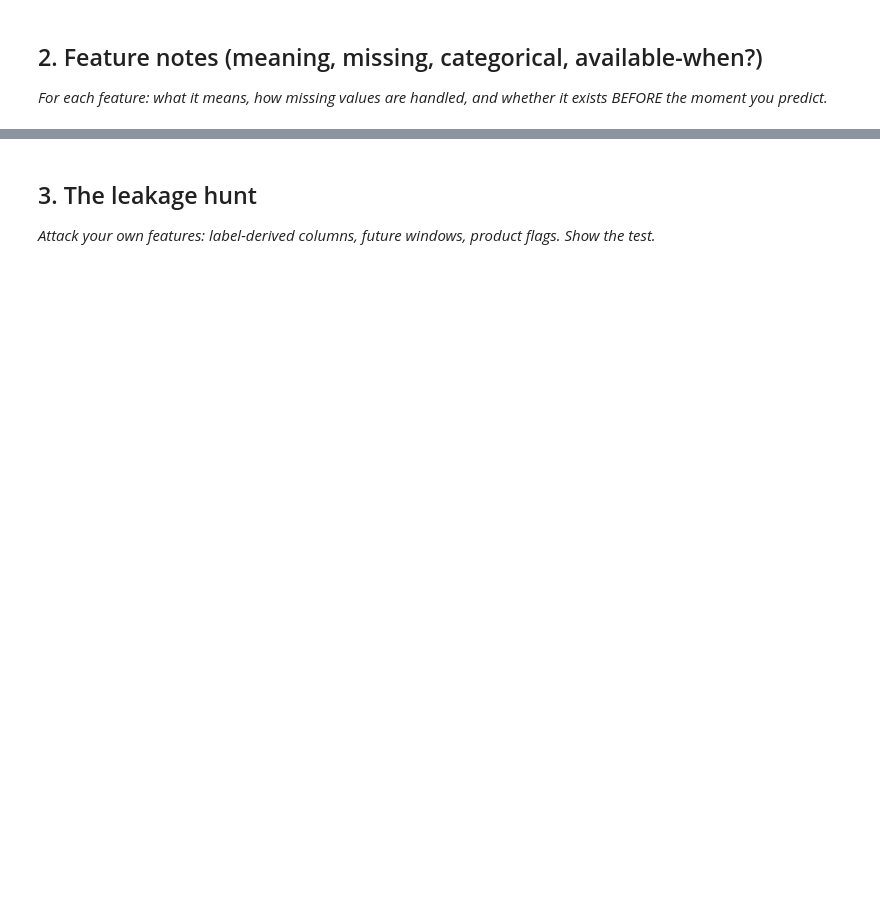
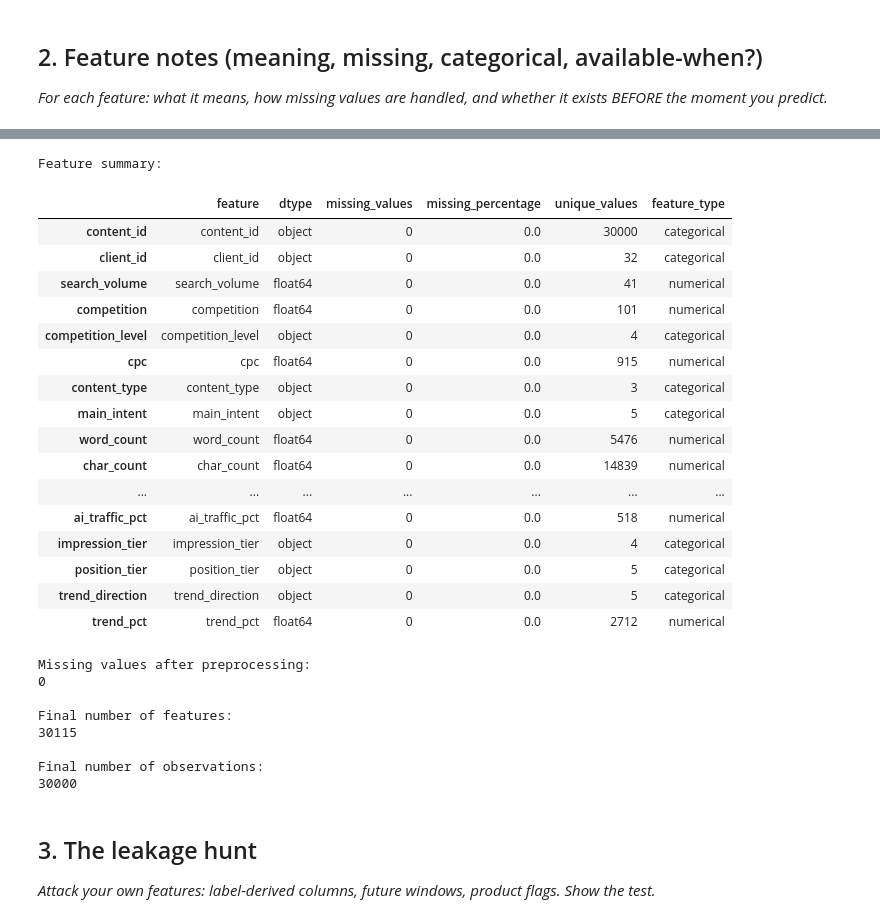
Before and after one commit to MoharanaSudhanshu/flyrank-ml-internship, a Jupyter notebook: work/notebooks/w03_feature_leakage_check.ipynb, the cells around one changed output, grey strips where cells are left out. Cells and saved outputs as stored; diff of their text form; code cells hidden in the pictures; blank space fills up the shorter version.

```diff
--- a/work/notebooks/w03_feature_leakage_check.ipynb
+++ b/work/notebooks/w03_feature_leakage_check.ipynb
@@ -23,3 +185,79 @@ This skeleton is yours to fill. Work the sections **in order** — each one has
+# %%
+# This cell is for CODE (numbers, a query, a check).
+# Write your text answer in the cell ABOVE this one — typing sentences here breaks Run All.
+# ============================================================
+# FEATURE NOTES AND DATA QUALITY CHECK
+# ============================================================
+
+feature_summary = pd.DataFrame({
+    "feature": df.columns,
+    "dtype": df.dtypes.astype(str),
+    "missing_values": df.isna().sum().values,
+    "missing_percentage": (
+        df.isna().mean() * 100
+    ).round(2).values,
+    "unique_values": df.nunique().values
+})
+
+def classify_feature(column):
+    dtype = df[column].dtype
+
+    if pd.api.types.is_numeric_dtype(dtype):
+        return "numerical"
+
+    elif (
+        pd.api.types.is_object_dtype(dtype)
+        or pd.api.types.is_categorical_dtype(dtype)
+    ):
+        return "categorical"
+
+    else:
+        return "other"
+
+
+feature_summary["feature_type"] = [
+    classify_feature(col)
+    for col in df.columns
+]
+
+print("Feature summary:")
+display(feature_summary)
+
+print("\nMissing values after preprocessing:")
+print(feature_vector.isna().sum().sum())
+
+print("\nFinal number of features:")
+print(feature_vector.shape[1])
+
+print("\nFinal number of observations:")
+print(feature_vector.shape[0])
+# %% [output]
+Feature summary:
+|  | feature | dtype | missing_values | missing_percentage | unique_values | feature_type |
+| content_id | content_id | object | 0 | 0.0 | 30000 | categorical |
+| client_id | client_id | object | 0 | 0.0 | 32 | categorical |
+| search_volume | search_volume | float64 | 0 | 0.0 | 41 | numerical |
+| competition | competition | float64 | 0 | 0.0 | 101 | numerical |
+| competition_level | competition_level | object | 0 | 0.0 | 4 | categorical |
+| cpc | cpc | float64 | 0 | 0.0 | 915 | numerical |
+| content_type | content_type | object | 0 | 0.0 | 3 | categorical |
+| main_intent | main_intent | object | 0 | 0.0 | 5 | categorical |
+| word_count | word_count | float64 | 0 | 0.0 | 5476 | numerical |
+| char_count | char_count | float64 | 0 | 0.0 | 14839 | numerical |
+| ... | ... | ... | ... | ... | ... | ... |
+| ai_traffic_pct | ai_traffic_pct | float64 | 0 | 0.0 | 518 | numerical |
+| impression_tier | impression_tier | object | 0 | 0.0 | 4 | categorical |
+| position_tier | position_tier | object | 0 | 0.0 | 5 | categorical |
+| trend_direction | trend_direction | object | 0 | 0.0 | 5 | categorical |
+| trend_pct | trend_pct | float64 | 0 | 0.0 | 2712 | numerical |
+Missing values after preprocessing:
+0
+
+Final number of features:
+30115
+
+Final number of observations:
+30000
 # %% [markdown]
 ## 3. The leakage hunt
 
```
Also changed, not shown: parts of 12 cells of this notebook.
